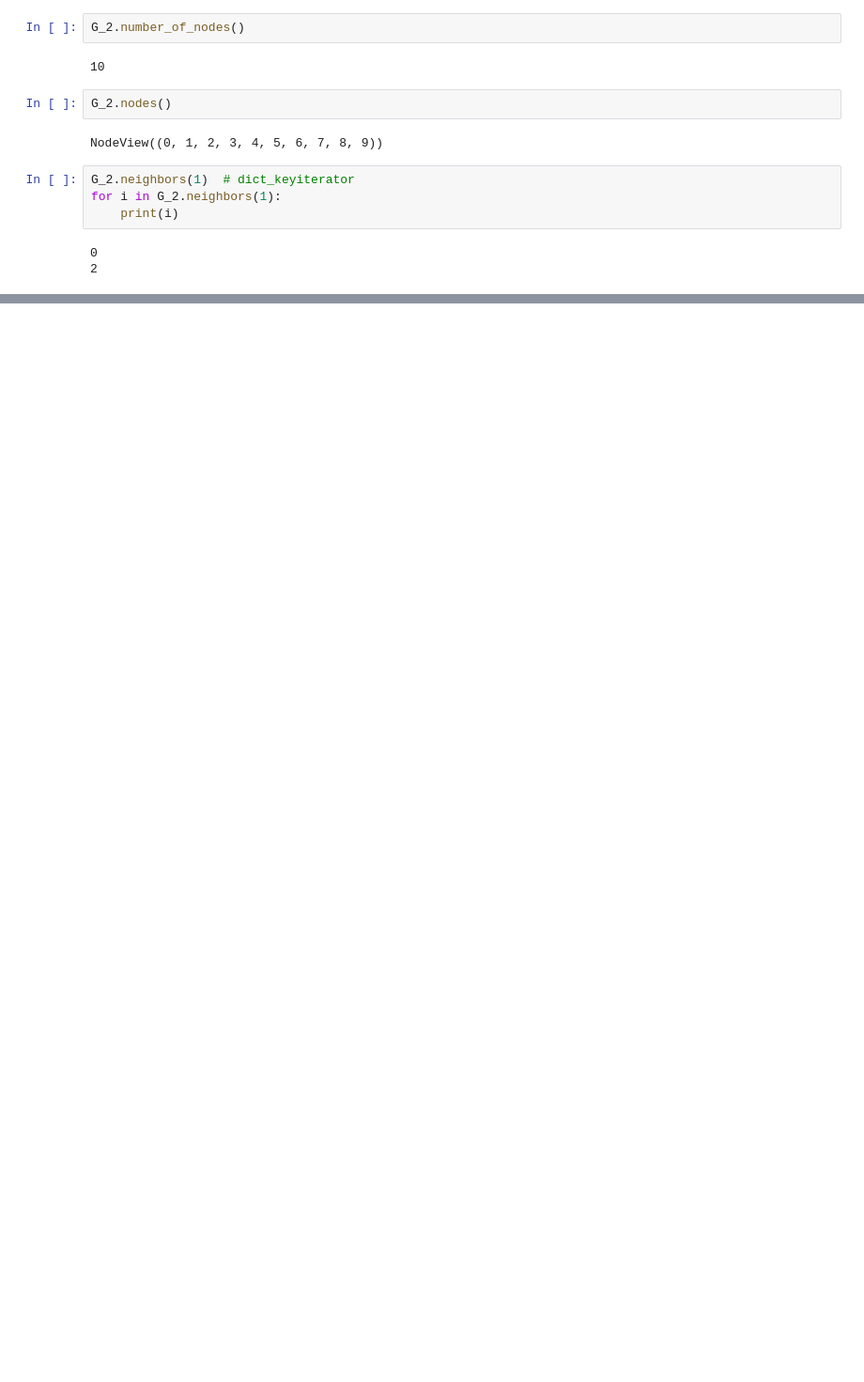
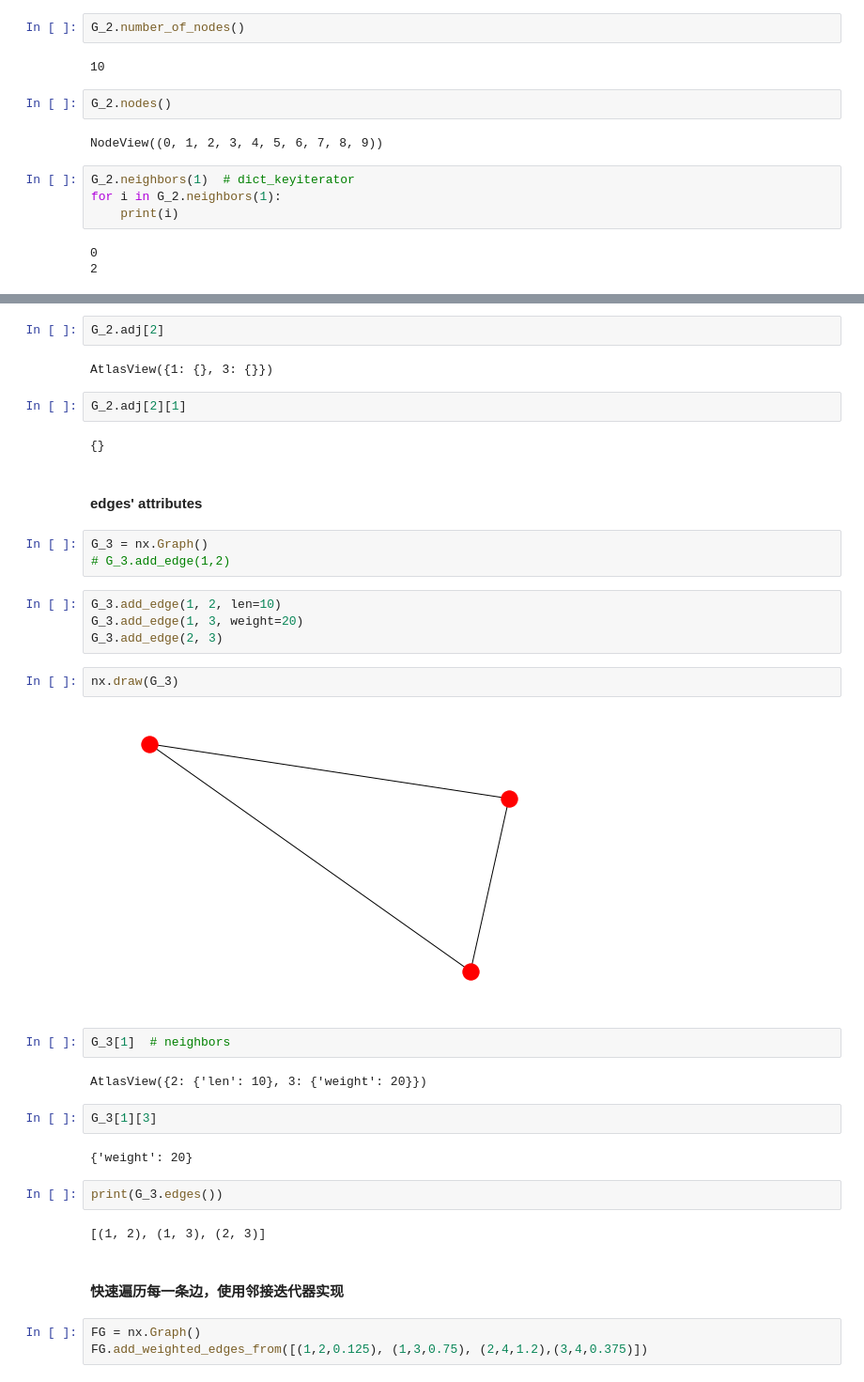
Before and after one commit to INKWWW/python_project, a Jupyter notebook: data_mining/graph/Networkx.ipynb, the cells around one changed output, grey strips where cells are left out. Shown at 94% size. Drawn from its saved outputs; the diff is of its cells as text; blank space fills up the shorter version.

```diff
--- a/data_mining/graph/Networkx.ipynb
+++ b/data_mining/graph/Networkx.ipynb
@@ -102,0 +117,38 @@ for i in G_2.neighbors(1):
+# %%
+G_2.adj[2]
+# %% [output]
+AtlasView({1: {}, 3: {}})
+# %%
+G_2.adj[2][1]
+# %% [output]
+{}
+# %% [markdown]
+#### edges' attributes
+# %%
+G_3 = nx.Graph()
+# G_3.add_edge(1,2)
+# %%
+G_3.add_edge(1, 2, len=10)
+G_3.add_edge(1, 3, weight=20)
+G_3.add_edge(2, 3)
+# %%
+nx.draw(G_3)
+# %% [output]
+[figure, added]
+# %%
+G_3[1]  # neighbors
+# %% [output]
+AtlasView({2: {'len': 10}, 3: {'weight': 20}})
+# %%
+G_3[1][3]
+# %% [output]
+{'weight': 20}
+# %%
+print(G_3.edges())
+# %% [output]
+[(1, 2), (1, 3), (2, 3)]
+# %% [markdown]
+#### 快速遍历每一条边，使用邻接迭代器实现
+# %%
+FG = nx.Graph()
+FG.add_weighted_edges_from([(1,2,0.125), (1,3,0.75), (2,4,1.2),(3,4,0.375)])
```
Also changed, not shown: parts of 5 cells of this notebook.
